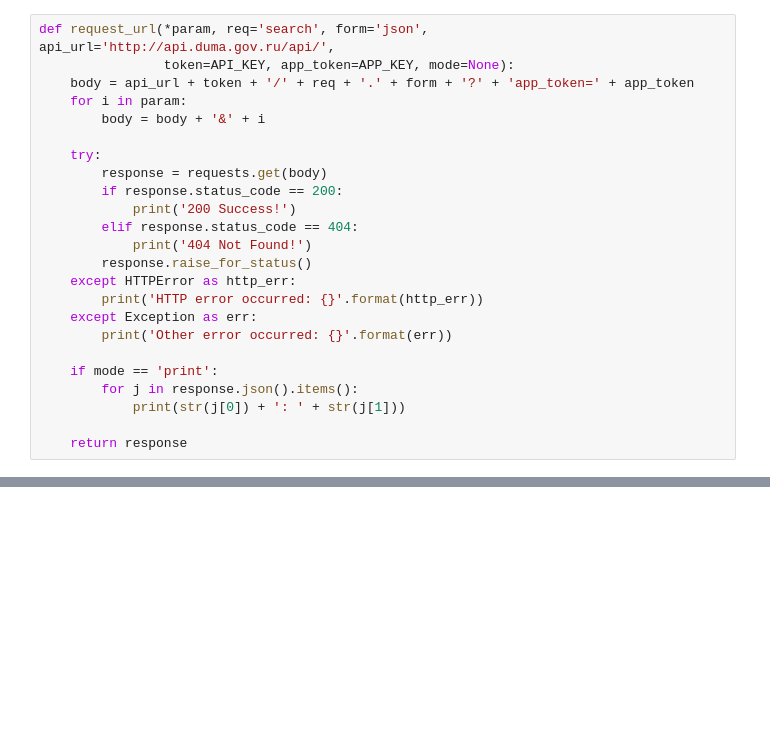
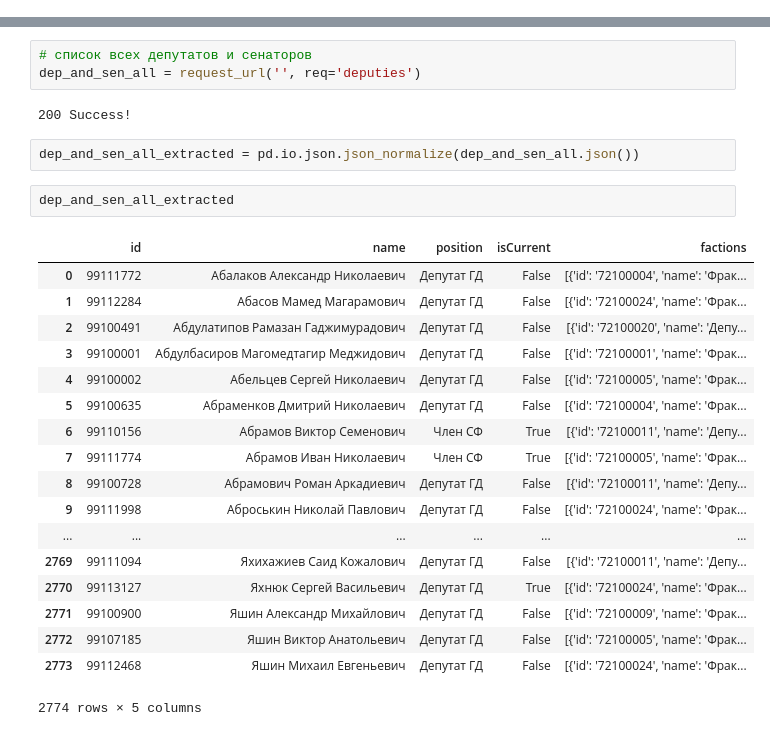
Before and after one commit to KonstantinKlepikov/cs224w-homwork, a Jupyter notebook: gd_project/api_test.ipynb, the cells around one changed output, grey strips where cells are left out. Drawn from its saved outputs; the diff is of its cells as text; blank space fills up the shorter version.

```diff
--- a/gd_project/api_test.ipynb
+++ b/gd_project/api_test.ipynb
@@ -4,24 +0,0 @@ from keys import API_KEY, APP_KEY
-# %%
-def request_url(*param, req='search', form='json', api_url='http://api.duma.gov.ru/api/',
-                token=API_KEY, app_token=APP_KEY, mode=None):
-    body = api_url + token + '/' + req + '.' + form + '?' + 'app_token=' + app_token
-    for i in param:
-        body = body + '&' + i
-
-    try:
-        response = requests.get(body)
-        if response.status_code == 200:
-            print('200 Success!')
-        elif response.status_code == 404:
-            print('404 Not Found!')
-        response.raise_for_status()
-    except HTTPError as http_err:
-        print('HTTP error occurred: {}'.format(http_err))
-    except Exception as err:
-        print('Other error occurred: {}'.format(err))
-
-    if mode == 'print':
-        for j in response.json().items():
-            print(str(j[0]) + ': ' + str(j[1]))
-
-    return response
@@ -35,0 +29,28 @@ response.text
+# %%
+# список всех депутатов и сенаторов
+dep_and_sen_all = request_url('', req='deputies')
+# %% [output]
+200 Success!
+# %%
+dep_and_sen_all_extracted = pd.io.json.json_normalize(dep_and_sen_all.json())
+# %%
+dep_and_sen_all_extracted
+# %% [output]
+|  | id | name | position | isCurrent | factions |
+| 0 | 99111772 | Абалаков Александр Николаевич | Депутат ГД | False | [{'id': '72100004', 'name': 'Фрак... |
+| 1 | 99112284 | Абасов Мамед Магарамович | Депутат ГД | False | [{'id': '72100024', 'name': 'Фрак... |
+| 2 | 99100491 | Абдулатипов Рамазан Гаджимурадович | Депутат ГД | False | [{'id': '72100020', 'name': 'Депу... |
+| 3 | 99100001 | Абдулбасиров Магомедтагир Меджидович | Депутат ГД | False | [{'id': '72100001', 'name': 'Фрак... |
+| 4 | 99100002 | Абельцев Сергей Николаевич | Депутат ГД | False | [{'id': '72100005', 'name': 'Фрак... |
+| 5 | 99100635 | Абраменков Дмитрий Николаевич | Депутат ГД | False | [{'id': '72100004', 'name': 'Фрак... |
+| 6 | 99110156 | Абрамов Виктор Семенович | Член СФ | True | [{'id': '72100011', 'name': 'Депу... |
+| 7 | 99111774 | Абрамов Иван Николаевич | Член СФ | True | [{'id': '72100005', 'name': 'Фрак... |
+| 8 | 99100728 | Абрамович Роман Аркадиевич | Депутат ГД | False | [{'id': '72100011', 'name': 'Депу... |
+| 9 | 99111998 | Аброськин Николай Павлович | Депутат ГД | False | [{'id': '72100024', 'name': 'Фрак... |
+| ... | ... | ... | ... | ... | ... |
+| 2769 | 99111094 | Яхихажиев Саид Кожалович | Депутат ГД | False | [{'id': '72100011', 'name': 'Депу... |
+| 2770 | 99113127 | Яхнюк Сергей Васильевич | Депутат ГД | True | [{'id': '72100024', 'name': 'Фрак... |
+| 2771 | 99100900 | Яшин Александр Михайлович | Депутат ГД | False | [{'id': '72100009', 'name': 'Фрак... |
+| 2772 | 99107185 | Яшин Виктор Анатольевич | Депутат ГД | False | [{'id': '72100005', 'name': 'Фрак... |
+| 2773 | 99112468 | Яшин Михаил Евгеньевич | Депутат ГД | False | [{'id': '72100024', 'name': 'Фрак... |
+2774 rows × 5 columns
```
Also changed, not shown: parts of 15 cells of this notebook, 3 other files.
